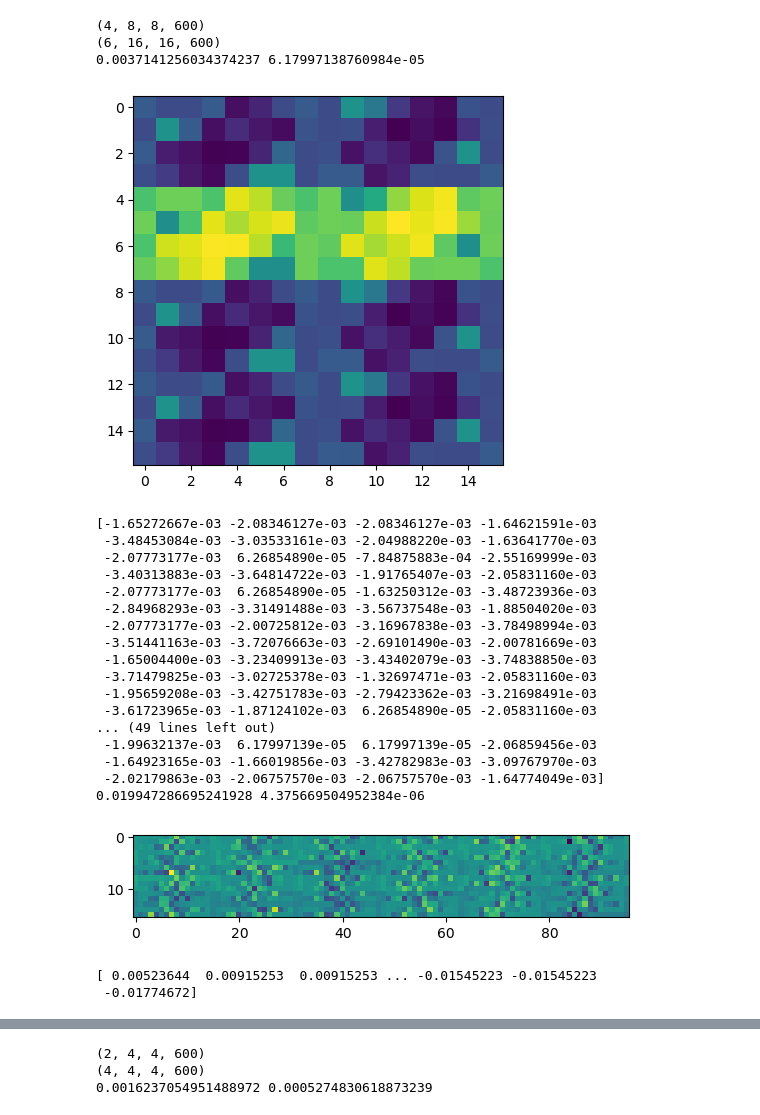
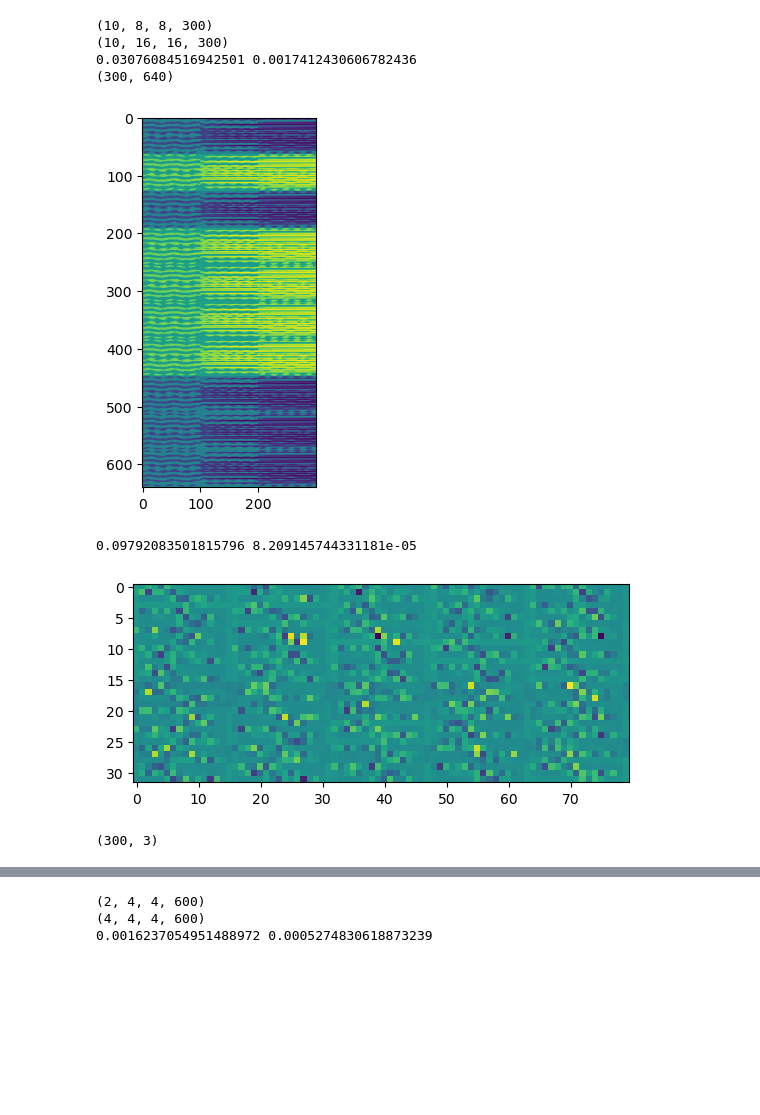
Before and after one commit to chrisdcs/DPCN, a Jupyter notebook: test.ipynb, the cells around one changed output, grey strips where cells are left out. Saved outputs shown, nothing was run; the diff lists cells and outputs as text; code cells hidden in the pictures; blank space fills up the shorter version.

```diff
--- a/test.ipynb
+++ b/test.ipynb
@@ -12,48 +12,46 @@ device = torch.device("cuda:0" if torch.cuda.is_available() else "cpu")
 # %%
 U = np.load("runs/U.npy")
 X = np.load("runs/X.npy")
 print(U.shape)
 print(X.shape)
-new_U = np.zeros((600, U.shape[0]*U.shape[1]*U.shape[2]))
-new_X = np.zeros((600, X.shape[0]*X.shape[1]*X.shape[2]))
+new_U = np.zeros((U.shape[-1], U.shape[0]*U.shape[1]*U.shape[2]))
+new_X = np.zeros((U.shape[-1], X.shape[0]*X.shape[1]*X.shape[2]))
 for i in range(U.shape[-1]):
     sample = U[:,:,:,i].squeeze()
     new_U[i] = sample.flatten()
     new_X[i] = X[:,:,:,i].flatten()
 
 #scaler = StandardScaler()
 #new_U = scaler.fit_transform(new_U)
 print(new_U[0].max(), np.abs(new_U[0]).min())
-plt.imshow(new_U[0].reshape(16,16))
+print(new_U.shape)
+plt.imshow(new_U.T)
 plt.show()
-print(new_U[0])
+#print(new_U[0])
 
 print(new_X[0].max(), np.abs(new_X[0]).min())
-plt.imshow(new_X[2].reshape(16,96))
+plt.imshow(new_X[2].reshape(32,80))
 plt.show()
-print(new_X[0])
+# print(new_X[0])
+
+
+pca = PCA(n_components=3)
+U_PCA = pca.fit_transform(new_U)
+print(U_PCA.shape)
+#plt.scatter(U_PCA[:, 0], U_PCA[:, 1])
+fig = plt.figure()
+ax = fig.add_subplot(projection='3d')
+indx = [0,]
+for idx in indx:
+    ax.scatter(U_PCA[idx:100+idx, 0], U_PCA[idx:100+idx, 1], U_PCA[idx:100+idx, 2], c='g', marker='o')
+    ax.scatter(U_PCA[100+idx:200+idx, 0], U_PCA[100+idx:200+idx, 1], U_PCA[100+idx:200+idx, 2], c='y', marker='o')
+    ax.scatter(U_PCA[200+idx:300+idx, 0], U_PCA[200+idx:300+idx, 1], U_PCA[200+idx:300+idx, 2], c='b', marker='o')
 # %% [output]
-(4, 8, 8, 600)
-(6, 16, 16, 600)
-0.0037141256034374237 6.17997138760984e-05
+(10, 8, 8, 300)
+(10, 16, 16, 300)
+0.03076084516942501 0.0017412430606782436
+(300, 640)
-[figure, old version]
+[figure, new version]
-[-1.65272667e-03 -2.08346127e-03 -2.08346127e-03 -1.64621591e-03
- -3.48453084e-03 -3.03533161e-03 -2.04988220e-03 -1.63641770e-03
- -2.07773177e-03  6.26854890e-05 -7.84875883e-04 -2.55169999e-03
- -3.40313883e-03 -3.64814722e-03 -1.91765407e-03 -2.05831160e-03
- -2.07773177e-03  6.26854890e-05 -1.63250312e-03 -3.48723936e-03
- -2.84968293e-03 -3.31491488e-03 -3.56737548e-03 -1.88504020e-03
- -2.07773177e-03 -2.00725812e-03 -3.16967838e-03 -3.78498994e-03
- -3.51441163e-03 -3.72076663e-03 -2.69101490e-03 -2.00781669e-03
- -1.65004400e-03 -3.23409913e-03 -3.43402079e-03 -3.74838850e-03
- -3.71479825e-03 -3.02725378e-03 -1.32697471e-03 -2.05831160e-03
- -1.95659208e-03 -3.42751783e-03 -2.79423362e-03 -3.21698491e-03
- -3.61723965e-03 -1.87124102e-03  6.26854890e-05 -2.05831160e-03
-... (49 lines left out)
- -1.99632137e-03  6.17997139e-05  6.17997139e-05 -2.06859456e-03
- -1.64923165e-03 -1.66019856e-03 -3.42782983e-03 -3.09767970e-03
- -2.02179863e-03 -2.06757570e-03 -2.06757570e-03 -1.64774049e-03]
-0.019947286695241928 4.375669504952384e-06
+0.09792083501815796 8.209145744331181e-05
-[figure, old version]
+[figure, new version]
-[ 0.00523644  0.00915253  0.00915253 ... -0.01545223 -0.01545223
- -0.01774672]
+(300, 3)
```
Also changed, not shown: parts of 3 cells of this notebook, 1 other file.
